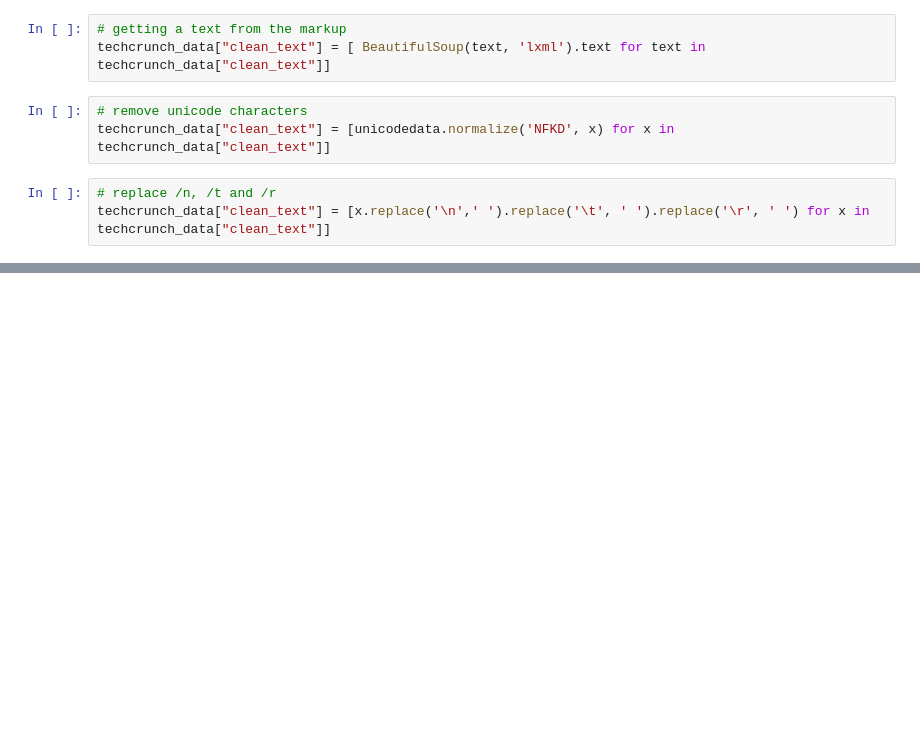
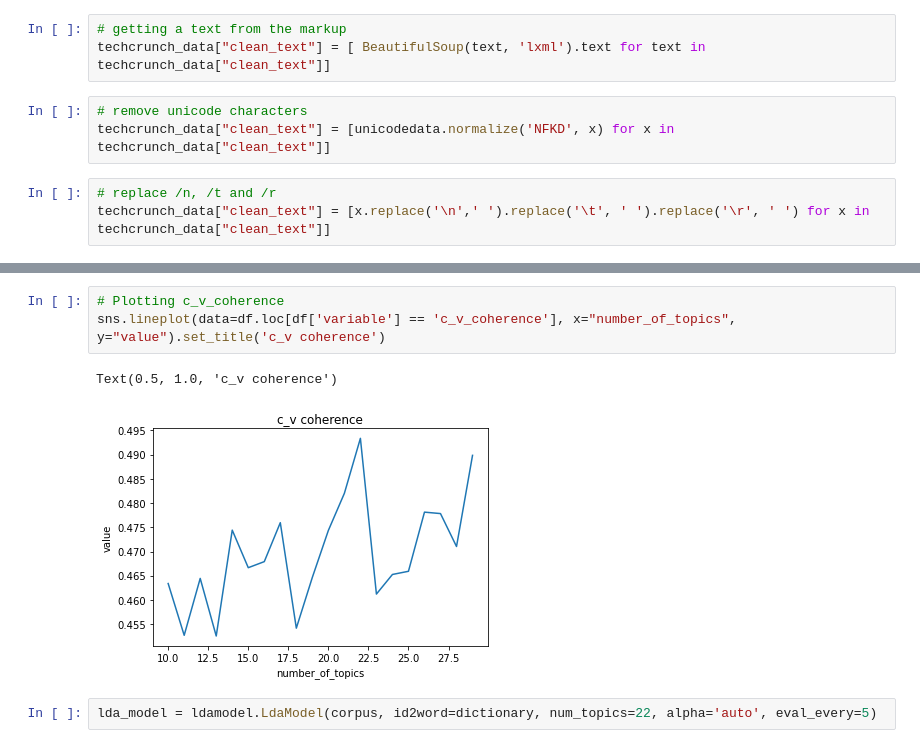
Before and after one commit to MariaZentsova/gensim-topics-startup-news, a Jupyter notebook: gensim-topics.ipynb, the cells around one changed output, grey strips where cells are left out. Cells and saved outputs as stored; diff of their text form; blank space fills up the shorter version.

```diff
--- a/gensim-topics.ipynb
+++ b/gensim-topics.ipynb
@@ -73,0 +301,8 @@ techcrunch_data["clean_text"] = [x.replace('\n',' ').replace('\t', ' ').replace(
+# %%
+# Plotting c_v_coherence
+sns.lineplot(data=df.loc[df['variable'] == 'c_v_coherence'], x="number_of_topics", y="value").set_title('c_v coherence')
+# %% [output]
+Text(0.5, 1.0, 'c_v coherence')
+[figure, added]
+# %%
+lda_model = ldamodel.LdaModel(corpus, id2word=dictionary, num_topics=22, alpha='auto', eval_every=5)
```
Also changed, not shown: parts of 47 cells of this notebook, 3 other files.
